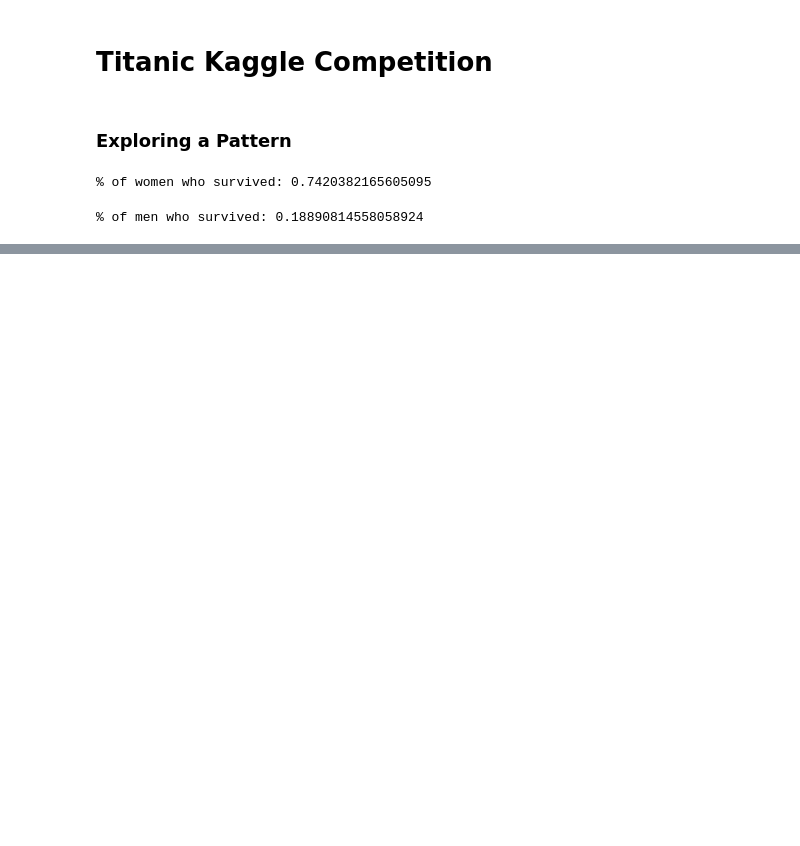
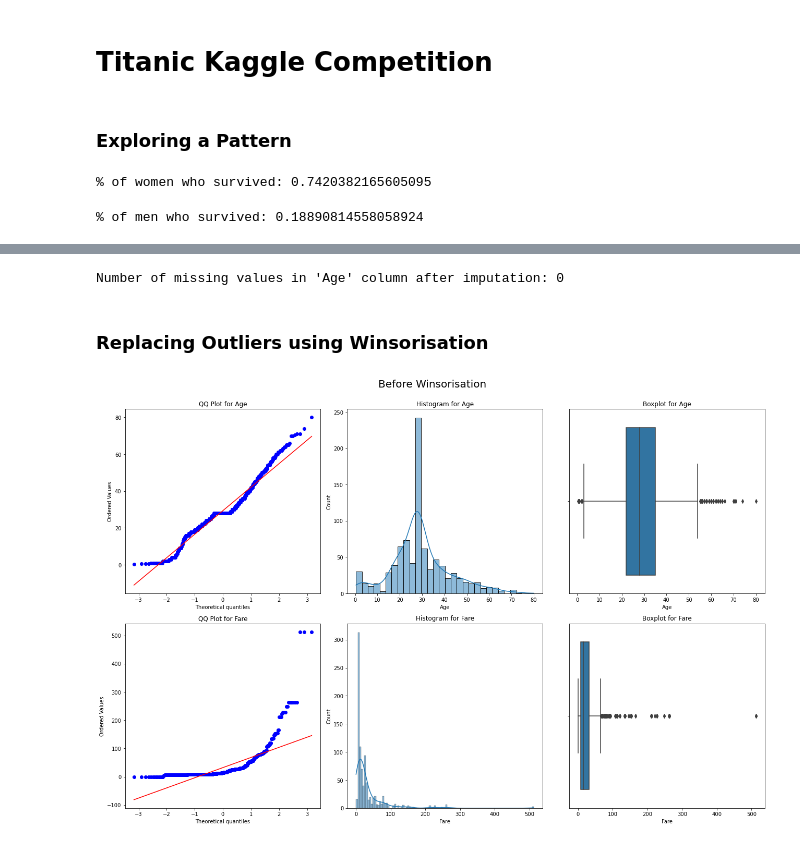
Before and after one commit to BVishwaa/TitanicML, a Jupyter notebook: Kaggle Titanic Data Cleaning.ipynb, the cells around one changed output, grey strips where cells are left out. Saved outputs shown, nothing was run; the diff lists cells and outputs as text; code cells hidden in the pictures; blank space fills up the shorter version.

```diff
--- a/Kaggle Titanic Data Cleaning.ipynb
+++ b/Kaggle Titanic Data Cleaning.ipynb
@@ -43,0 +275,36 @@ joined_dataframe.head()
+# %%
+# Calculate the median age
+median_age = test_data['Fare'].median()
+
+# Impute missing values with the median age
+test_data['Fare'].fillna(median_age, inplace=True)
+
+# Verify if there are no missing values left
+print("Number of missing values in 'Age' column after imputation:", test_data['Fare'].isnull().sum())
+# %% [output]
+Number of missing values in 'Age' column after imputation: 0
+# %% [markdown]
+### Replacing Outliers using Winsorisation
+# %%
+def replace_outliers_iqr(data, columns):
+    for col in columns:
+        Q1 = data[col].quantile(0.25)
+        Q3 = data[col].quantile(0.75)
+        IQR = Q3 - Q1
+
+        lower_bound = Q1 - 1.5 * IQR
+        upper_bound = Q3 + 1.5 * IQR
+
+        data[col] = data[col].apply(lambda x: x if lower_bound <= x <= upper_bound else 1.5 * IQR)
+    return data
+
+# List of columns to replace outliers
+columns_to_replace_outliers = ['Age', 'Fare']  # Add more columns as needed
+
+# Replace outliers with 1.5 times IQR
+train_data_cleaned = replace_outliers_iqr(train_data.copy(), columns_to_replace_outliers)
+# %%
+# Plot distribution before and after replacing outliers
+plot_distribution(train_data, columns_to_replace_outliers, suptitle='Before Winsorisation')
+# %% [output]
+[figure, added]
```
Also changed, not shown: parts of 84 cells of this notebook.
